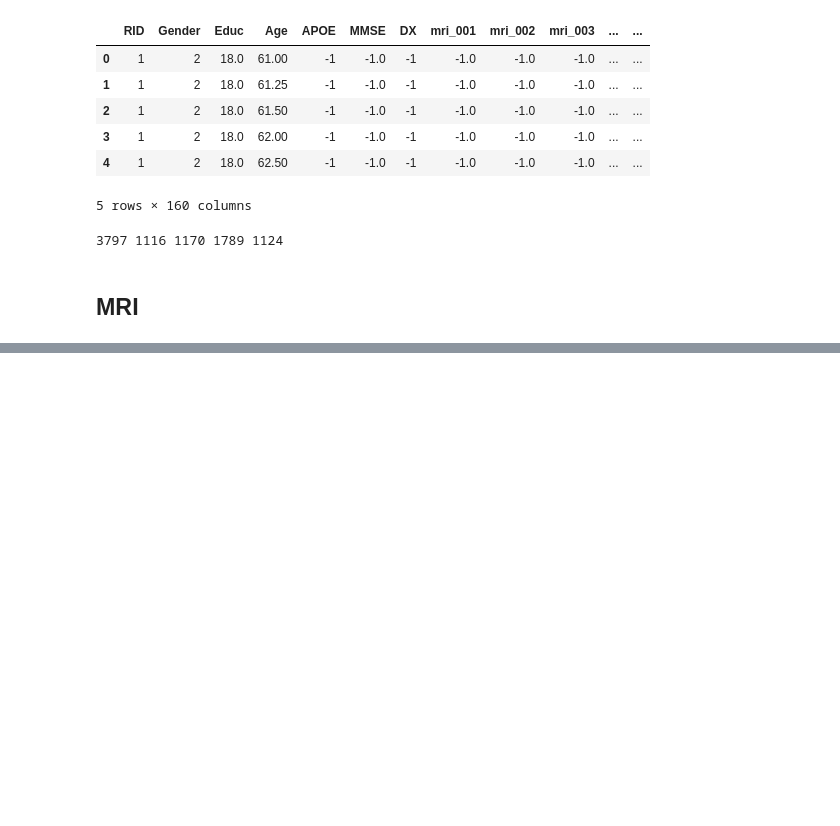
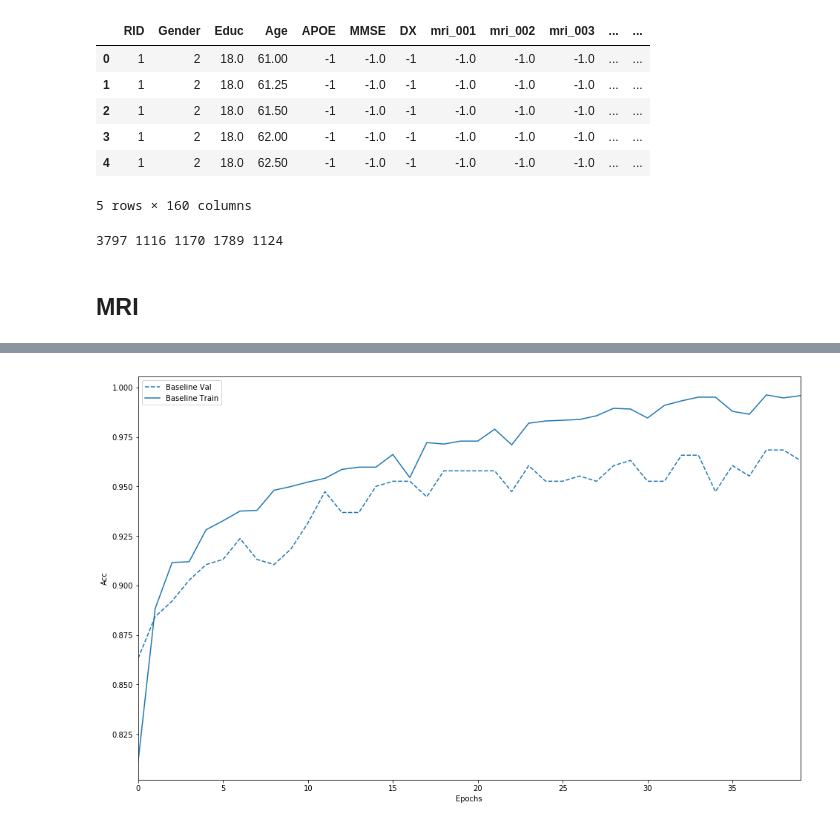
Before and after one commit to kvsaboo/CS598JP_CourseProject, a Jupyter notebook: CS598JP-CourseProject.ipynb, the cells around one changed output, grey strips where cells are left out. Saved outputs shown, nothing was run; the diff lists cells and outputs as text; code cells hidden in the pictures; blank space fills up the shorter version.

```diff
--- a/CS598JP-CourseProject.ipynb
+++ b/CS598JP-CourseProject.ipynb
@@ -134,0 +196,20 @@ print(np.mean([gridout['test_score']['accuracy'] for gridout in pickle.load(open
+# %%
+def plot_history(histories, key='binary_crossentropy'):
+  plt.figure(figsize=(16,10))
+
+  for name, history in histories:
+    val = plt.plot(history.epoch, history.history['val_'+key],
+                   '--', label=name.title()+' Val')
+    plt.plot(history.epoch, history.history[key], color=val[0].get_color(),
+             label=name.title()+' Train')
+
+  plt.xlabel('Epochs')
+  plt.ylabel(key.replace('_',' ').title())
+  plt.legend()
+
+  plt.xlim([0,max(history.epoch)])
+
+
+plot_history([('baseline', dlmodel.history)], key='acc')
+# %% [output]
+[figure, added]
```
Also changed, not shown: parts of 12 cells of this notebook, 2 other files.
